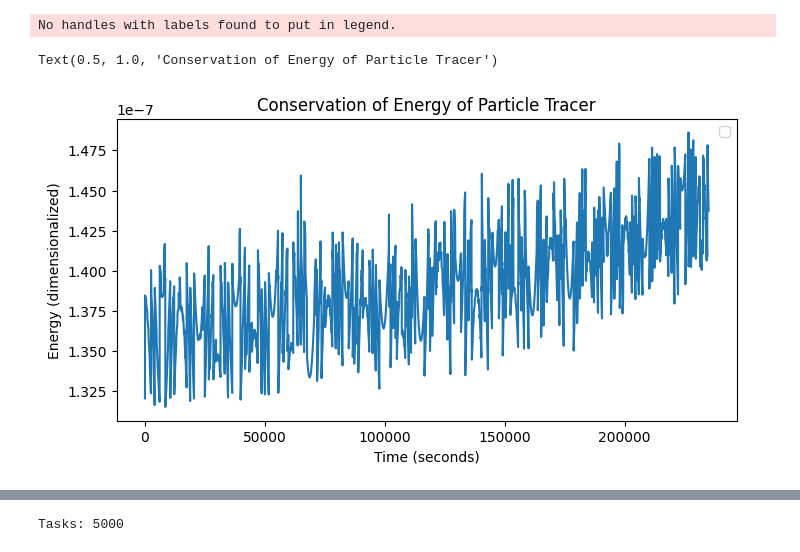
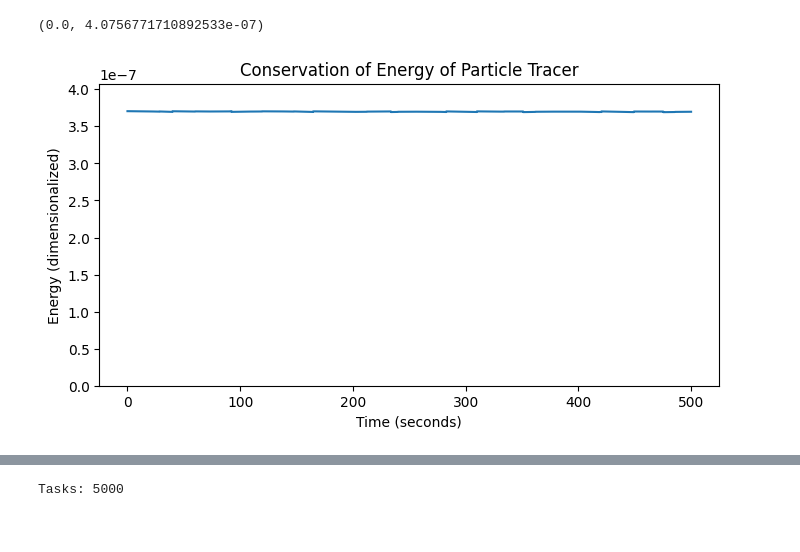
Before and after one commit to ddasilva/disco, a Jupyter notebook: Visualize.ipynb, the cells around one changed output, grey strips where cells are left out. Saved outputs shown, nothing was run; the diff lists cells and outputs as text; code cells hidden in the pictures.

Commit message:
Fix conservation of energy with trilinear interplation

```diff
--- a/Visualize.ipynb
+++ b/Visualize.ipynb
@@ -57,21 +67,19 @@ df.head()
 # %%
 from astropy.constants import R_earth, m_e, c
 from astropy import units
 
-
 B_units = units.s / units.km
 M_units = units.km / units.s
-
-t = df['t200'].values
-W = df['W200'].values
+sf = c / R_earth
+t = (df['t50'].values / sf).to(units.s).value
+W = df['W50'].values
 
 plt.figure(figsize=(8, 4), dpi=100, facecolor='white')
-plt.plot(t, W)
-plt.legend()
+plt.plot(t, df['W50'], '-')
 plt.ylabel('Energy (dimensionalized)')
 plt.xlabel('Time (seconds)')
 plt.title('Conservation of Energy of Particle Tracer')
+plt.ylim(0, W.max()*1.1)
 # %% [output]
-No handles with labels found to put in legend.
+(0.0, 4.0756771710892533e-07)
-Text(0.5, 1.0, 'Conservation of Energy of Particle Tracer')
-[figure, old version]
+[figure, new version]
```
Also changed, not shown: parts of 6 cells of this notebook, 2 other files.
